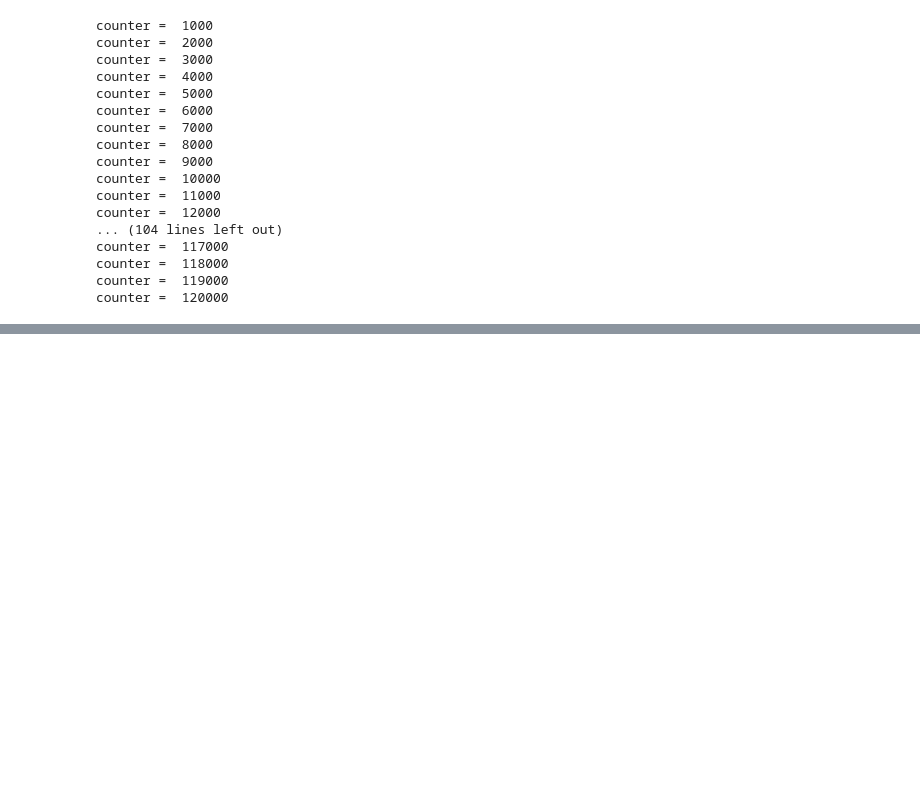
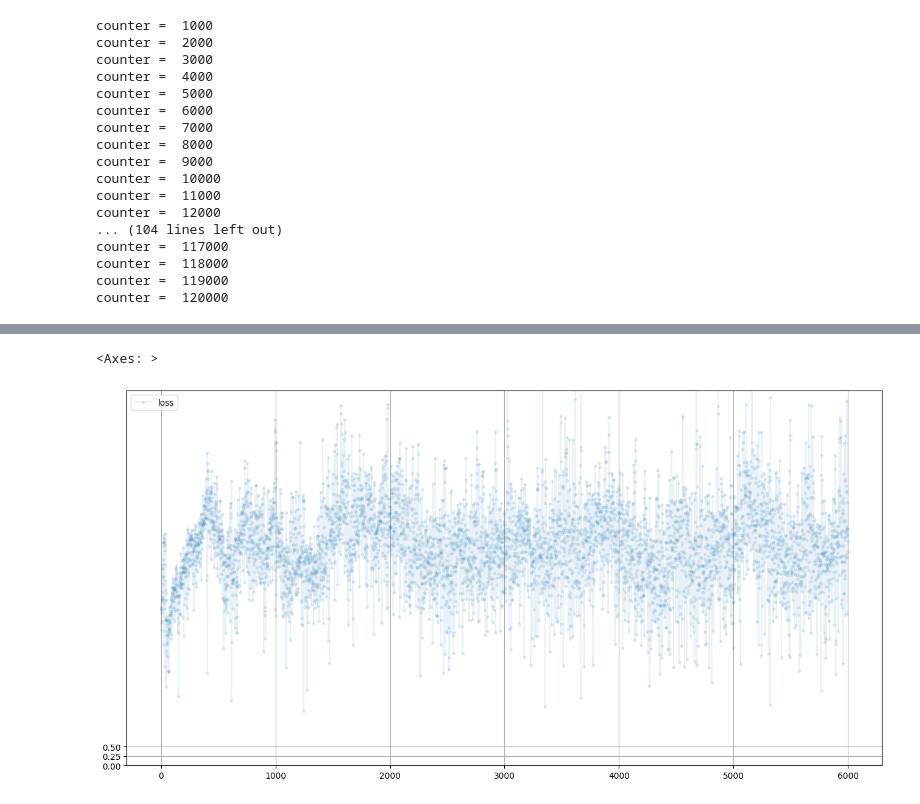
Before and after one commit to Tanghao755/PyTorch_Generative_Adversarial_Network, a Jupyter notebook: Pytorch_GAN.ipynb, the cells around one changed output, grey strips where cells are left out. Saved outputs shown, nothing was run; the diff lists cells and outputs as text; code cells hidden in the pictures; blank space fills up the shorter version.

```diff
--- a/Pytorch_GAN.ipynb
+++ b/Pytorch_GAN.ipynb
@@ -545,0 +684,7 @@ for i in range(2):
+# %%
+df = pandas.DataFrame(G.progress, columns=['loss'])
+df.plot(ylim=(0,10.0), figsize=(16,8), alpha=0.1,
+        marker='.', grid=True, yticks=(0,0.25,0.5))
+# %% [output]
+<Axes: >
+[figure, added]
```
Also changed, not shown: parts of 32 cells of this notebook.
